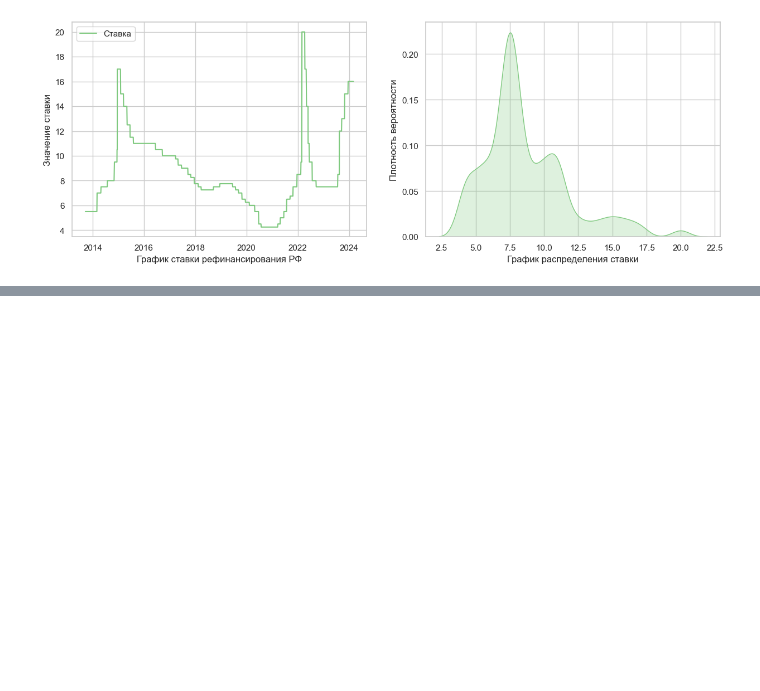
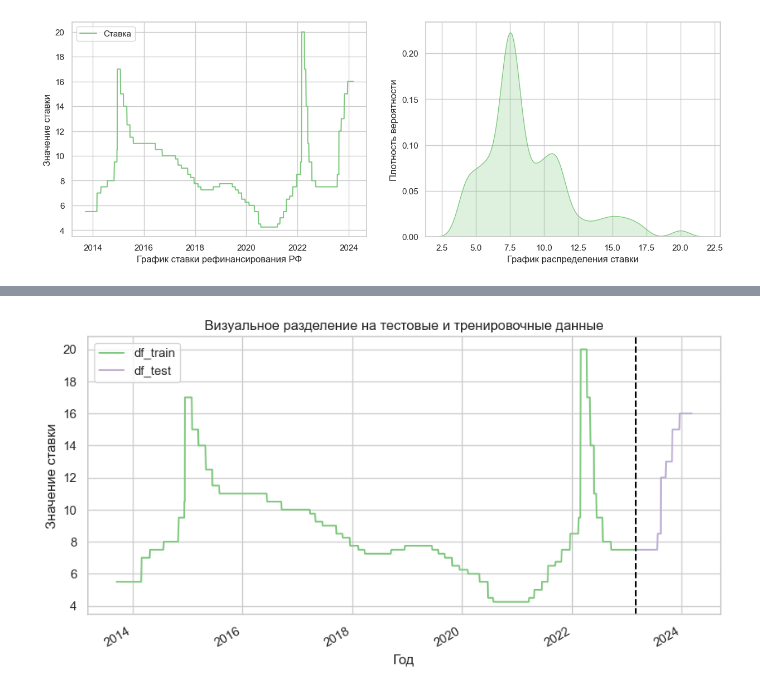
Before and after one commit to myxa95/01_Prediction_of_the_key_rate_in_the_Russian_Federation, a Jupyter notebook: notebooks/Parcer_CB_RF.ipynb, the cells around one changed output, grey strips where cells are left out. Saved outputs shown, nothing was run; the diff lists cells and outputs as text; code cells hidden in the pictures; blank space fills up the shorter version.

```diff
--- a/notebooks/Parcer_CB_RF.ipynb
+++ b/notebooks/Parcer_CB_RF.ipynb
@@ -106,0 +122,9 @@ df_features
+# %%
+# перенаименование названия колонок для Prophet
+df.columns = ['ds', 'y']
+# вычисляем 10% от датасета для его будущего разделения
+fix_percent = int(df.shape[0]*0.1)
+# %%
+
+df = df.sort_values('ds')
+df = df.reset_index(drop=True)
@@ -106,0 +143,13 @@ df_features
+# %%
+#нарисуем график с разделением train, test
+fig, ax = plt.subplots(figsize = (10, 5))
+
+df_train.set_index('ds').plot(ax=ax, label= 'train', title='Визуальное разделение на тестовые и тренировочные данные')
+df_test.set_index('ds').plot(ax=ax, label='test')
+ax.axvline(df_train['ds'][-1:].values, ls='--', color='black')
+ax.legend(['df_train', 'df_test'])
+ax.set_ylabel('Значение ставки')
+ax.set_xlabel('Год')
+plt.show()
+# %% [output]
+[figure, added]
```
Also changed, not shown: parts of 11 cells of this notebook.
